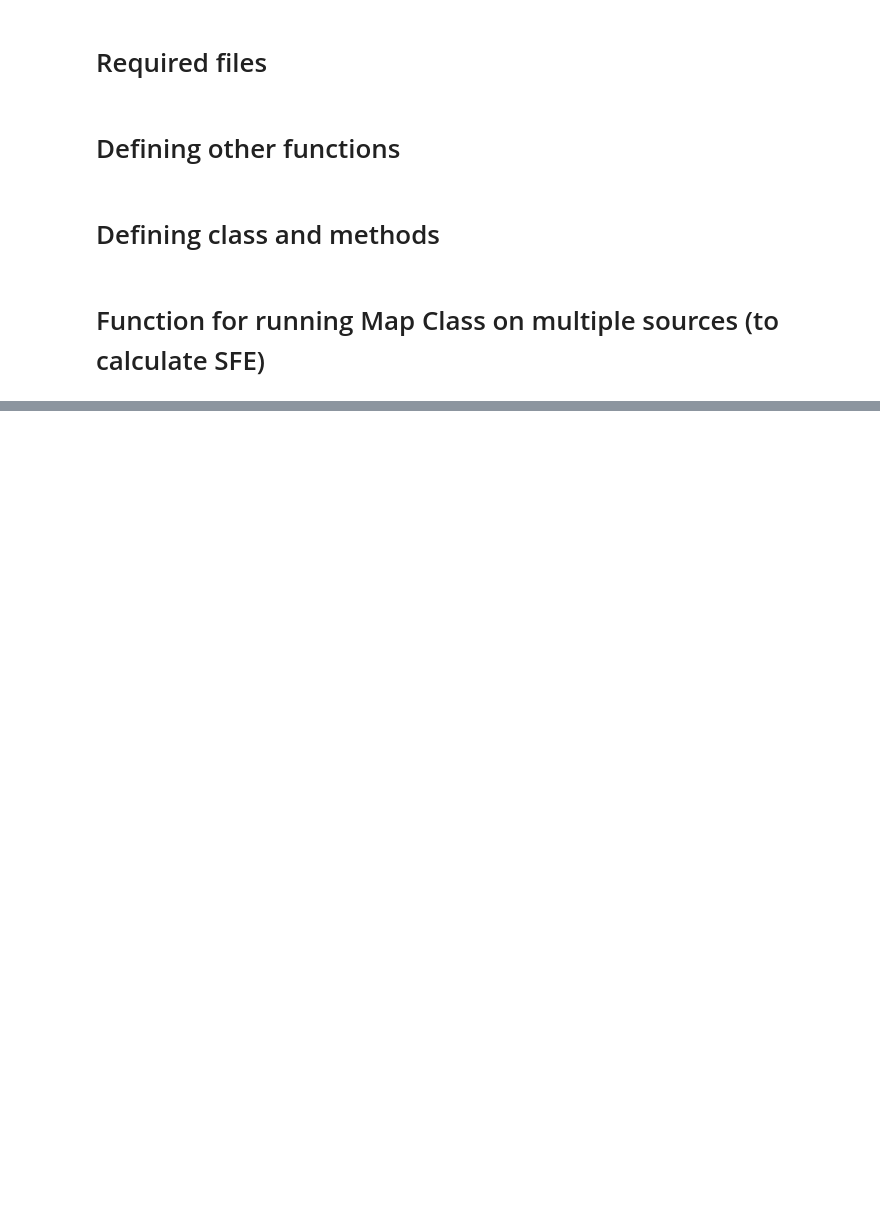
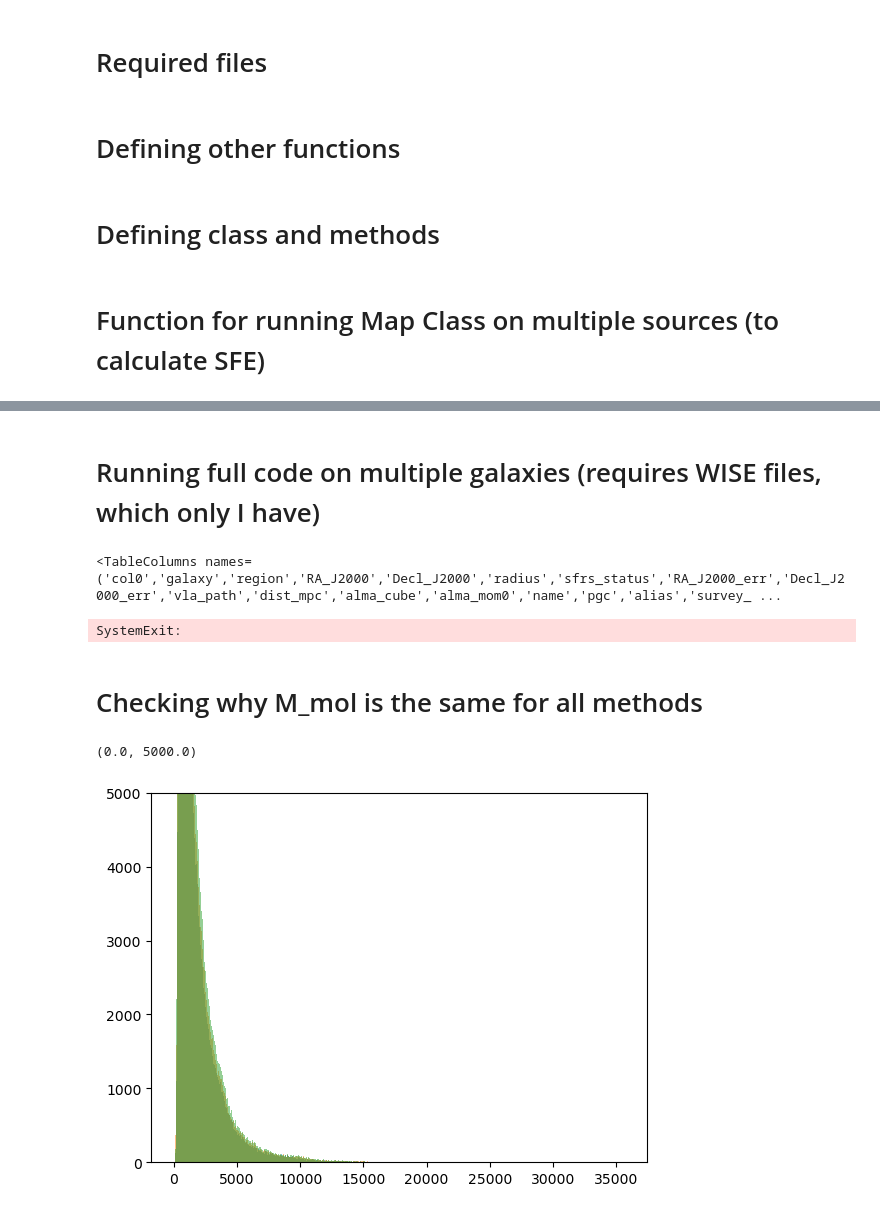
Before and after one commit to annadignan/co_to_h2, a Jupyter notebook: work.ipynb, the cells around one changed output, grey strips where cells are left out. Cells and saved outputs as stored; diff of their text form; code cells hidden in the pictures; blank space fills up the shorter version.

Commit message:
Extending code to multiple galaxies
Rewrote code so it can be ran on a user-selected list of sources.

```diff
--- a/work.ipynb
+++ b/work.ipynb
@@ -790,0 +794,30 @@ def sfe(sfr, m_mol):
+# %% [markdown]
+# Running full code on multiple galaxies (requires WISE files, which only I have)
+# %%
+wise_path='/Users/adignan/research/phangs/wise_all/'
+regions=Table.read('/Users/adignan/research/phangs/astr5470_input.csv')
+regions_filt=regions[regions['sfrs_status']=='no']
+
+from astropy.table import join
+
+merged_inner=join(left=regions_filt,right=props_filt, keys_left='galaxy',keys_right='name')
+
+print(merged_inner.columns)
+sys.exit()
+
+for row in merged_inner:
+
+    w1_7p5_path=wise_path+row['galaxy']+'_w1_gauss7p5.fits'
+    w1_15_path=wise_path+row['galaxy']+'_w1_gauss15.fits'
+    w3_7p5_path=wise_path+row['galaxy']+'_w3_gauss7p5.fits'
+    w4_15_path=wise_path+row['galaxy']+'_w4_gauss15.fits'
+    co_path=row['alma_mom0']
+
+    maps_table=calc_m_mol(w1_7p5_path, w1_15_path, w3_7p5_path, w4_15_path, co_path,
+               gal_sfr=row['props_sfr'], gal_mstar=row['props_mstar'], inc=row['orient_incl'],
+               pa=row['orient_posang'],dist=row['dist'], r_eff=row['size_reff'])
+
+    maps_table.write(f'/Users/adignan/Documents/GitHub/co_to_h2/{row['galaxy']}_m_mol.csv', format='ascii.csv', overwrite=True)
+# %% [output]
+<TableColumns names=('col0','galaxy','region','RA_J2000','Decl_J2000','radius','sfrs_status','RA_J2000_err','Decl_J2000_err','vla_path','dist_mpc','alma_cube','alma_mom0','name','pgc','alias','survey_ ...
+SystemExit:
@@ -790,0 +856,16 @@ def sfe(sfr, m_mol):
+# %% [markdown]
+# Checking why M_mol is the same for all methods
+# %%
+ex_m_mol=Table.read('/Users/adignan/Documents/GitHub/co_to_h2/ngc0628_m_mol.csv')
+size=int(np.sqrt(len(ex_m_mol)))
+# plotmap(ex_m_mol['m_mol_gswlc'].reshape(size,size))
+# plotmap(ex_m_mol['m_mol_w3w1'].reshape(size,size))
+# plotmap(ex_m_mol['m_mol_w4w1'].reshape(size,size))
+plt.figure()
+plt.hist(ex_m_mol['m_mol_gswlc'],bins=1000,alpha=0.5)
+plt.hist(ex_m_mol['m_mol_w3w1'],bins=1000,alpha=0.5)
+plt.hist(ex_m_mol['m_mol_w4w1'],bins=1000,alpha=0.5)
+plt.ylim(top=5000)
+# %% [output]
+(0.0, 5000.0)
+[figure, added]
```
Also changed, not shown: parts of 7 cells of this notebook, 1 other file.
